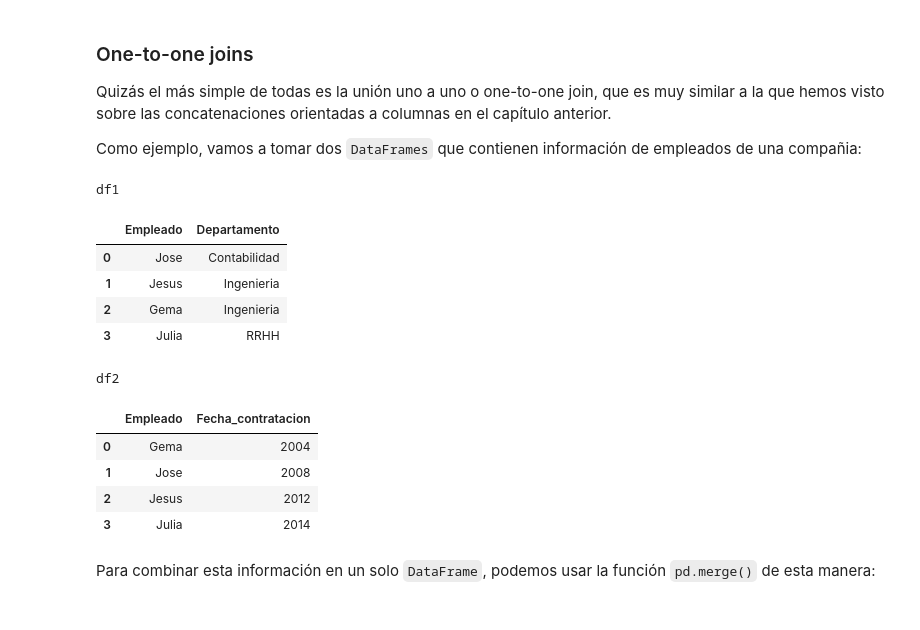
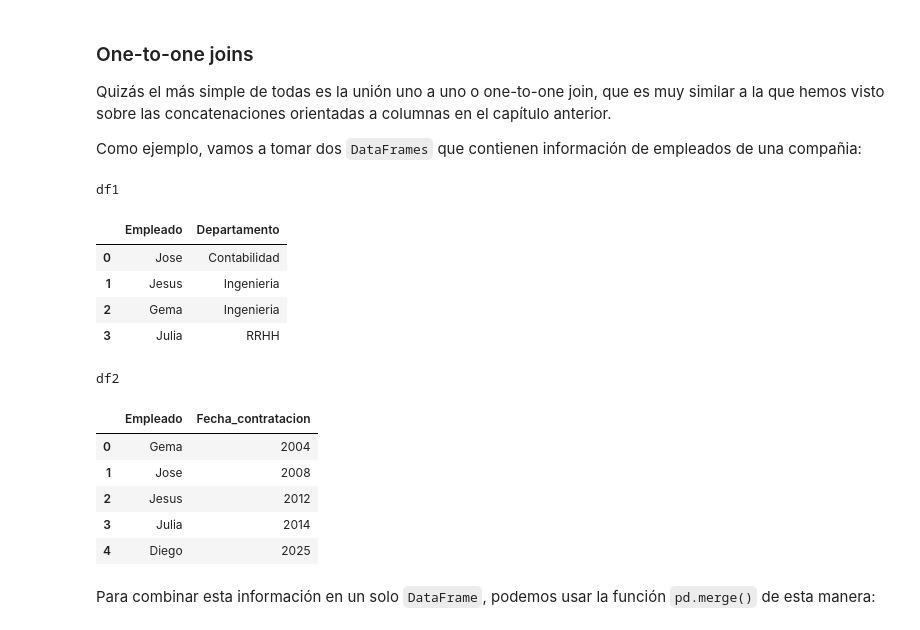
Before and after one commit to diego-dng/1025_DS_VITORIA, a Jupyter notebook: 2-Data_analysis/2-Pandas/Teoría/4_Combinar_Datasets.ipynb, the cells around one changed output. Saved outputs shown, nothing was run; the diff lists cells and outputs as text; code cells hidden in the pictures.

```diff
--- a/2-Data_analysis/2-Pandas/Teoría/4_Combinar_Datasets.ipynb
+++ b/2-Data_analysis/2-Pandas/Teoría/4_Combinar_Datasets.ipynb
@@ -367,22 +367,23 @@ import pandas as pd
 # %%
 df1 = pd.DataFrame({'Empleado': ['Jose', 'Jesus', 'Gema', 'Julia'],
                     'Departamento': ['Contabilidad', 'Ingenieria', 'Ingenieria', 'RRHH']})
-df2 = pd.DataFrame({'Empleado': ['Gema', 'Jose', 'Jesus', 'Julia'],
-                    'Fecha_contratacion': [2004, 2008, 2012, 2014]})
+df2 = pd.DataFrame({'Empleado': ['Gema', 'Jose', 'Jesus', 'Julia', "Diego"],
+                    'Fecha_contratacion': [2004, 2008, 2012, 2014, 2025]})
 display('df1', 'df2')
 # %% [output]
 df1
 |  | Empleado | Departamento |
 | 0 | Jose | Contabilidad |
 | 1 | Jesus | Ingenieria |
 | 2 | Gema | Ingenieria |
 | 3 | Julia | RRHH |
 df2
 |  | Empleado | Fecha_contratacion |
 | 0 | Gema | 2004 |
 | 1 | Jose | 2008 |
 | 2 | Jesus | 2012 |
 | 3 | Julia | 2014 |
+| 4 | Diego | 2025 |
 # %% [markdown]
 Para combinar esta información en un solo ``DataFrame``, podemos usar la función ``pd.merge()`` de esta manera:
 # %%
```
Also changed, not shown: parts of 22 cells of this notebook, 37 other files.
